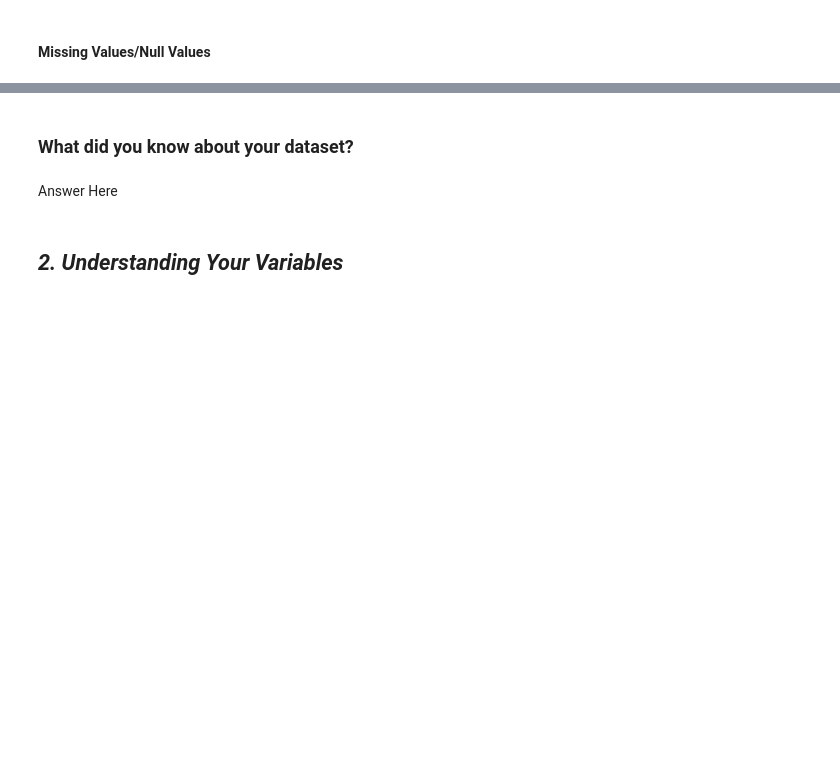
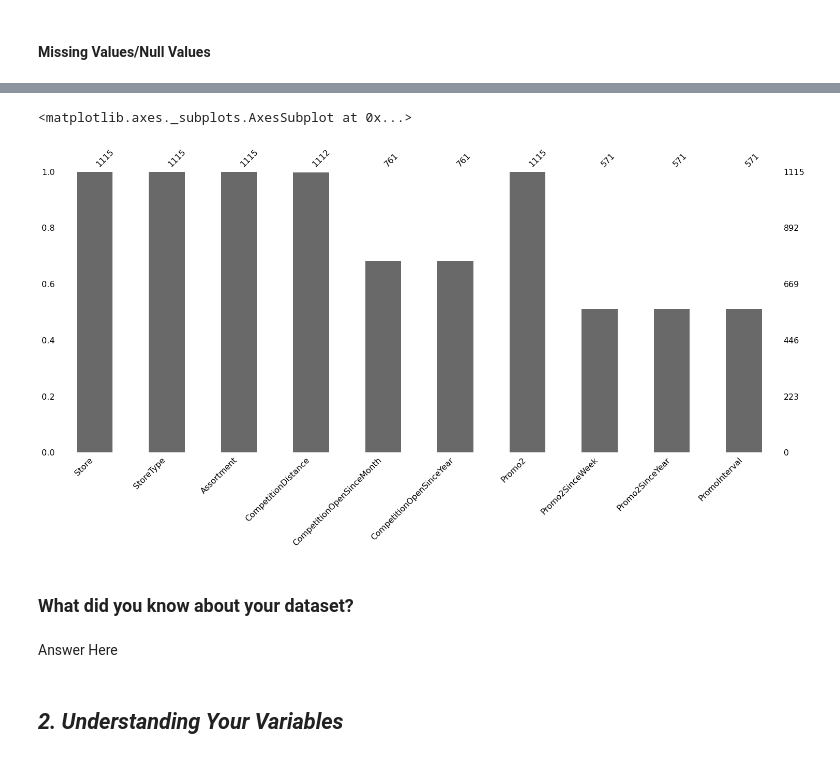
Before and after one commit to Jeetesh-KumarM/CAPSTONE-PROJECT-2-Regression, a Jupyter notebook: Capstone_Project_2_Regression.ipynb, the cells around one changed output, grey strips where cells are left out. Saved outputs shown, nothing was run; the diff lists cells and outputs as text; code cells hidden in the pictures; blank space fills up the shorter version.

```diff
--- a/Capstone_Project_2_Regression.ipynb
+++ b/Capstone_Project_2_Regression.ipynb
@@ -134,3 +243,8 @@ store.head()
+# %%
+msno.bar(store)
+# %% [output]
+<matplotlib.axes._subplots.AxesSubplot at 0x...>
+[figure, added]
 # %% [markdown]
 ### What did you know about your dataset?
 # %% [markdown]
```
Also changed, not shown: parts of 30 cells of this notebook.
